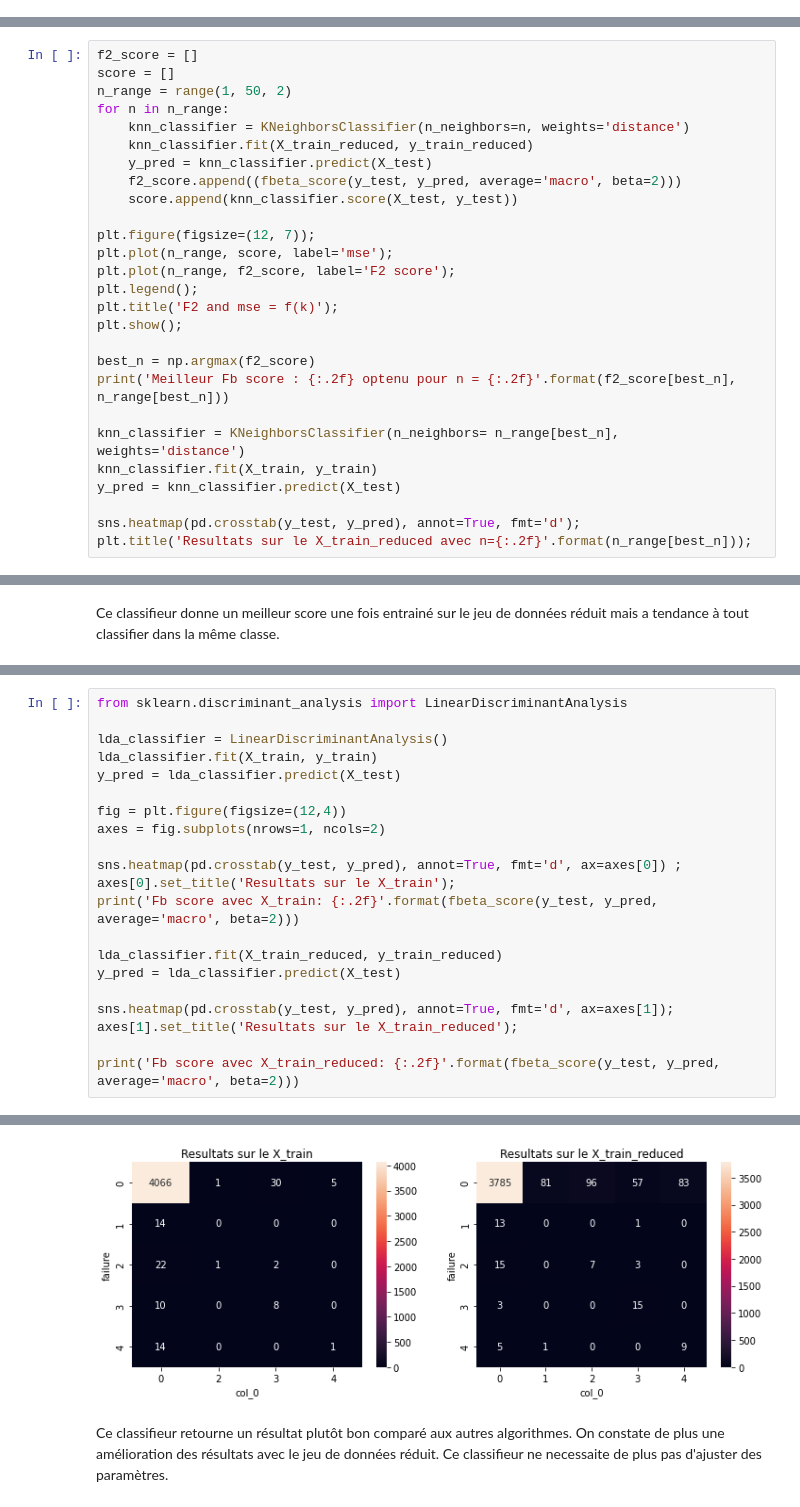
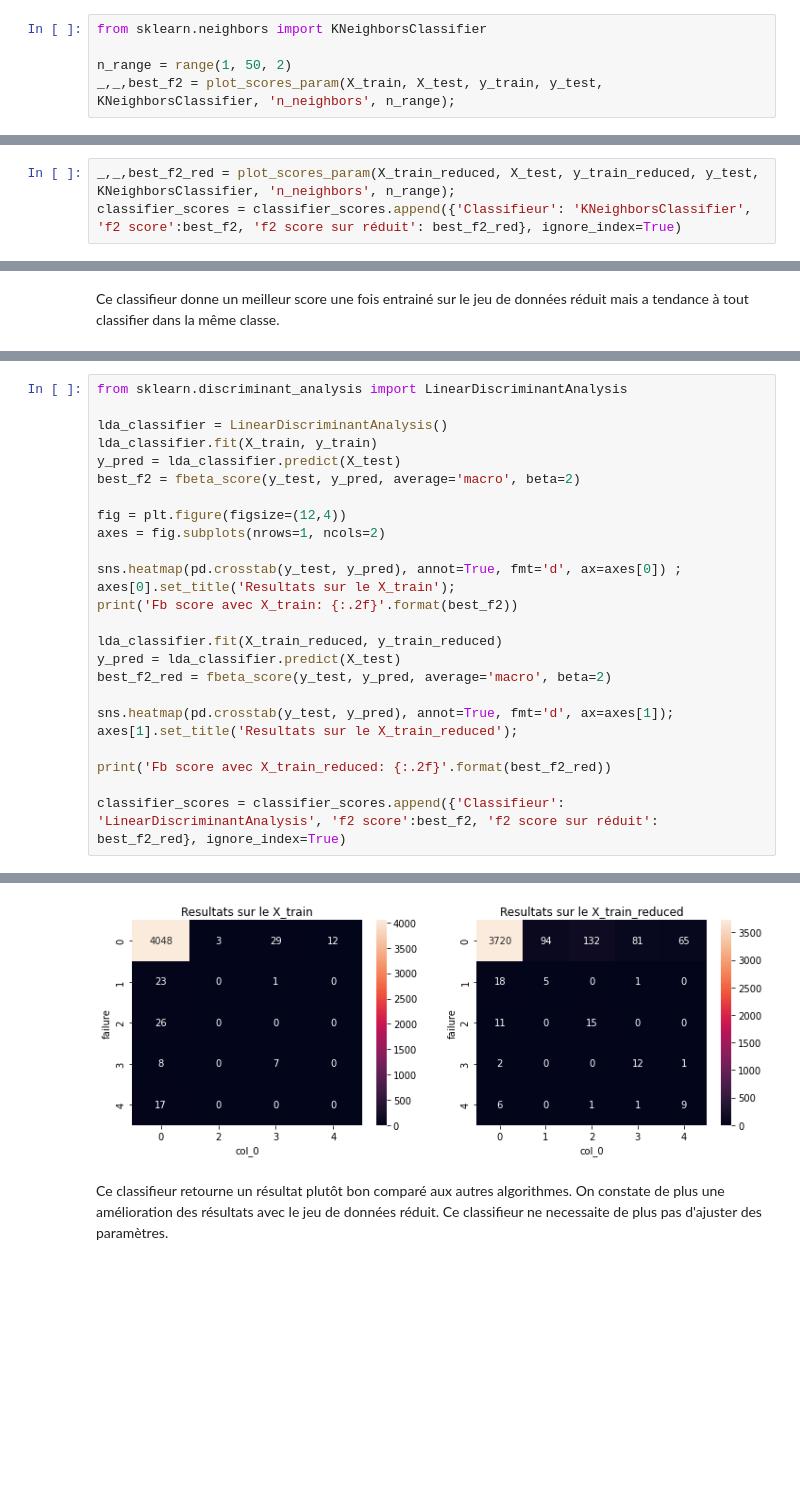
Before and after one commit to pierre-db/SD701_Data-Mining-Project, a Jupyter notebook: Projet_Data_Mining.ipynb, the cells around one changed output, grey strips where cells are left out. Cells and saved outputs as stored; diff of their text form; blank space fills up the shorter version.

```diff
--- a/Projet_Data_Mining.ipynb
+++ b/Projet_Data_Mining.ipynb
@@ -561,0 +578,5 @@ Meilleur Fb score : 0.23 optenu pour n = 1.00
+# %%
+from sklearn.neighbors import KNeighborsClassifier
+
+n_range = range(1, 50, 2)
+_,_,best_f2 = plot_scores_param(X_train, X_test, y_train, y_test, KNeighborsClassifier, 'n_neighbors', n_range);
@@ -562,29 +587,2 @@ Meilleur Fb score : 0.23 optenu pour n = 1.00
 # %% [markdown]
 Le meilleur score est obtenu pour n = 1, ce qui est souvent le cas avec cet algorithme. C'est la valeur qui minimise le biais. Voyons comme le classifieur se comporte avec le jeu de données réduit.
-# %%
-f2_score = []
-score = []
-n_range = range(1, 50, 2)
-for n in n_range:
-    knn_classifier = KNeighborsClassifier(n_neighbors=n, weights='distance')
-    knn_classifier.fit(X_train_reduced, y_train_reduced)
-    y_pred = knn_classifier.predict(X_test)
-    f2_score.append((fbeta_score(y_test, y_pred, average='macro', beta=2)))
-    score.append(knn_classifier.score(X_test, y_test))
-
-plt.figure(figsize=(12, 7));
-plt.plot(n_range, score, label='mse');
-plt.plot(n_range, f2_score, label='F2 score');
-plt.legend();
-plt.title('F2 and mse = f(k)');
-plt.show();
-
-best_n = np.argmax(f2_score)
-print('Meilleur Fb score : {:.2f} optenu pour n = {:.2f}'.format(f2_score[best_n], n_range[best_n]))
-
-knn_classifier = KNeighborsClassifier(n_neighbors= n_range[best_n], weights='distance')
-knn_classifier.fit(X_train, y_train)
-y_pred = knn_classifier.predict(X_test)
-
-sns.heatmap(pd.crosstab(y_test, y_pred), annot=True, fmt='d');
-plt.title('Resultats sur le X_train_reduced avec n={:.2f}'.format(n_range[best_n]));
@@ -594,0 +589,3 @@ Meilleur Fb score : 0.34 optenu pour n = 7.00
+# %%
+_,_,best_f2_red = plot_scores_param(X_train_reduced, X_test, y_train_reduced, y_test, KNeighborsClassifier, 'n_neighbors', n_range);
+classifier_scores = classifier_scores.append({'Classifieur': 'KNeighborsClassifier', 'f2 score':best_f2, 'f2 score sur réduit': best_f2_red}, ignore_index=True)
@@ -603,19 +606,23 @@ from sklearn.discriminant_analysis import LinearDiscriminantAnalysis
 lda_classifier = LinearDiscriminantAnalysis()
 lda_classifier.fit(X_train, y_train)
 y_pred = lda_classifier.predict(X_test)
+best_f2 = fbeta_score(y_test, y_pred, average='macro', beta=2)
 
 fig = plt.figure(figsize=(12,4))
 axes = fig.subplots(nrows=1, ncols=2)
 
 sns.heatmap(pd.crosstab(y_test, y_pred), annot=True, fmt='d', ax=axes[0]) ;
 axes[0].set_title('Resultats sur le X_train');
-print('Fb score avec X_train: {:.2f}'.format(fbeta_score(y_test, y_pred, average='macro', beta=2)))
+print('Fb score avec X_train: {:.2f}'.format(best_f2))
 
 lda_classifier.fit(X_train_reduced, y_train_reduced)
 y_pred = lda_classifier.predict(X_test)
+best_f2_red = fbeta_score(y_test, y_pred, average='macro', beta=2)
 
 sns.heatmap(pd.crosstab(y_test, y_pred), annot=True, fmt='d', ax=axes[1]);
 axes[1].set_title('Resultats sur le X_train_reduced');
 
-print('Fb score avec X_train_reduced: {:.2f}'.format(fbeta_score(y_test, y_pred, average='macro', beta=2)))
+print('Fb score avec X_train_reduced: {:.2f}'.format(best_f2_red))
+
+classifier_scores = classifier_scores.append({'Classifieur': 'LinearDiscriminantAnalysis', 'f2 score':best_f2, 'f2 score sur réduit': best_f2_red}, ignore_index=True)
 # %% [output]
@@ -624,3 +631,3 @@ Fb score avec X_train_reduced: 0.38
-[figure, old version]
+[figure, new version]
 # %% [markdown]
 Ce classifieur retourne un résultat plutôt bon comparé aux autres algorithmes. On constate de plus une amélioration des résultats avec le jeu de données réduit. Ce classifieur ne necessaite de plus pas d'ajuster des paramètres.
```
Also changed, not shown: parts of 53 cells of this notebook.
